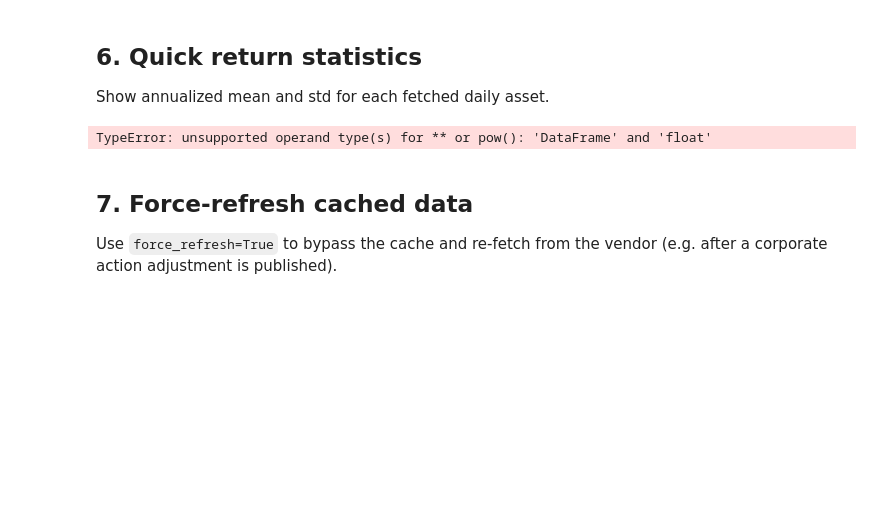
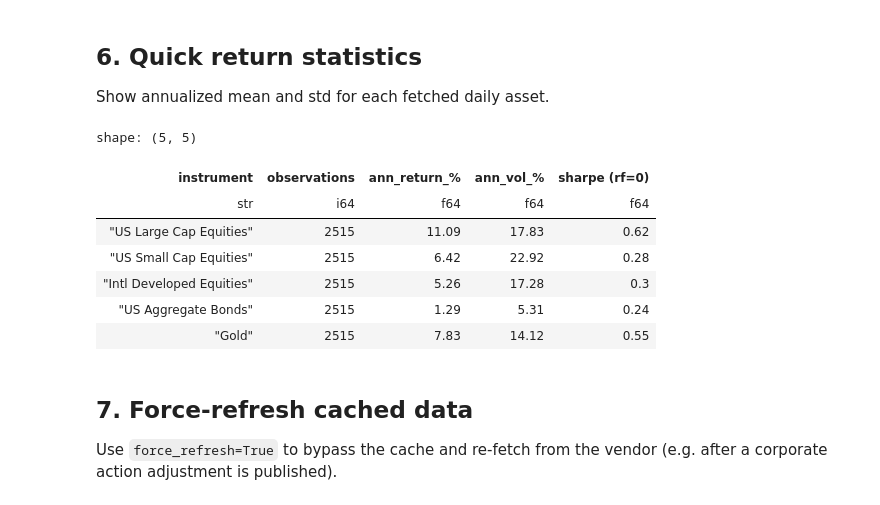
Before and after one commit to erevtsov/waypoint, a Jupyter notebook: notebooks/data_fetch_demo.ipynb, the cells around one changed output. Saved outputs shown, nothing was run; the diff lists cells and outputs as text; code cells hidden in the pictures; blank space fills up the shorter version.

```diff
--- a/notebooks/data_fetch_demo.ipynb
+++ b/notebooks/data_fetch_demo.ipynb
@@ -70,5 +60,5 @@ Use `Instrument` directly for anything not in the catalog.
 # %%
-GOLD = Instrument(
+GOLD = wp.AssetDef(
     name="Gold",
     symbol="GLD",
     vendor="yfinance",
@@ -124,8 +112,14 @@ START = "2015-01-01"
 END   = "2024-12-31"
 
 assets = {
-    inst.name: fetch(inst, start=START, end=END)
-    for inst in [US_LARGE_CAP, US_SMALL_CAP, INTL_DEVELOPED, US_AGG_BONDS, GOLD]
+    inst.name: wp.fetch(inst, start=START, end=END)
+    for inst in [
+        wp.catalog.equities.US_LARGE_CAP,
+        wp.catalog.equities.US_SMALL_CAP,
+        wp.catalog.equities.INTL_DEVELOPED,
+        wp.catalog.fixed_income.US_AGG_BONDS,
+        GOLD,
+    ]
 }
 
 for name, asset in assets.items():
@@ -170,24 +166,30 @@ shape: (12, 2)
 
 Show annualized mean and std for each fetched daily asset.
 # %%
-import numpy as np
-
 rows = []
 for name, asset in assets.items():
     ppy = asset.periods_per_year
-    ann_return = float((1 + asset.returns).product() ** (ppy / len(asset.returns)) - 1)
-    ann_vol    = float(asset.returns.std() * np.sqrt(ppy))
+    returns = asset.returns["returns"]
+    ann_return = float((1 + returns).product() ** (ppy / len(returns)) - 1)
+    ann_vol    = float(returns.std() * np.sqrt(ppy))
     rows.append({
         "instrument": name,
-        "observations": len(asset.returns),
+        "observations": len(returns),
         "ann_return_%": round(ann_return * 100, 2),
         "ann_vol_%":    round(ann_vol    * 100, 2),
         "sharpe (rf=0)": round(ann_return / ann_vol, 2) if ann_vol else None,
     })
 
 pl.DataFrame(rows)
 # %% [output]
-TypeError: unsupported operand type(s) for ** or pow(): 'DataFrame' and 'float'
+shape: (5, 5)
+| instrument | observations | ann_return_% | ann_vol_% | sharpe (rf=0) |
+| str | i64 | f64 | f64 | f64 |
+| "US Large Cap Equities" | 2515 | 11.09 | 17.83 | 0.62 |
+| "US Small Cap Equities" | 2515 | 6.42 | 22.92 | 0.28 |
+| "Intl Developed Equities" | 2515 | 5.26 | 17.28 | 0.3 |
+| "US Aggregate Bonds" | 2515 | 1.29 | 5.31 | 0.24 |
+| "Gold" | 2515 | 7.83 | 14.12 | 0.55 |
 # %% [markdown]
 ## 7. Force-refresh cached data
 
```
Also changed, not shown: parts of 9 cells of this notebook, 10 other files.
